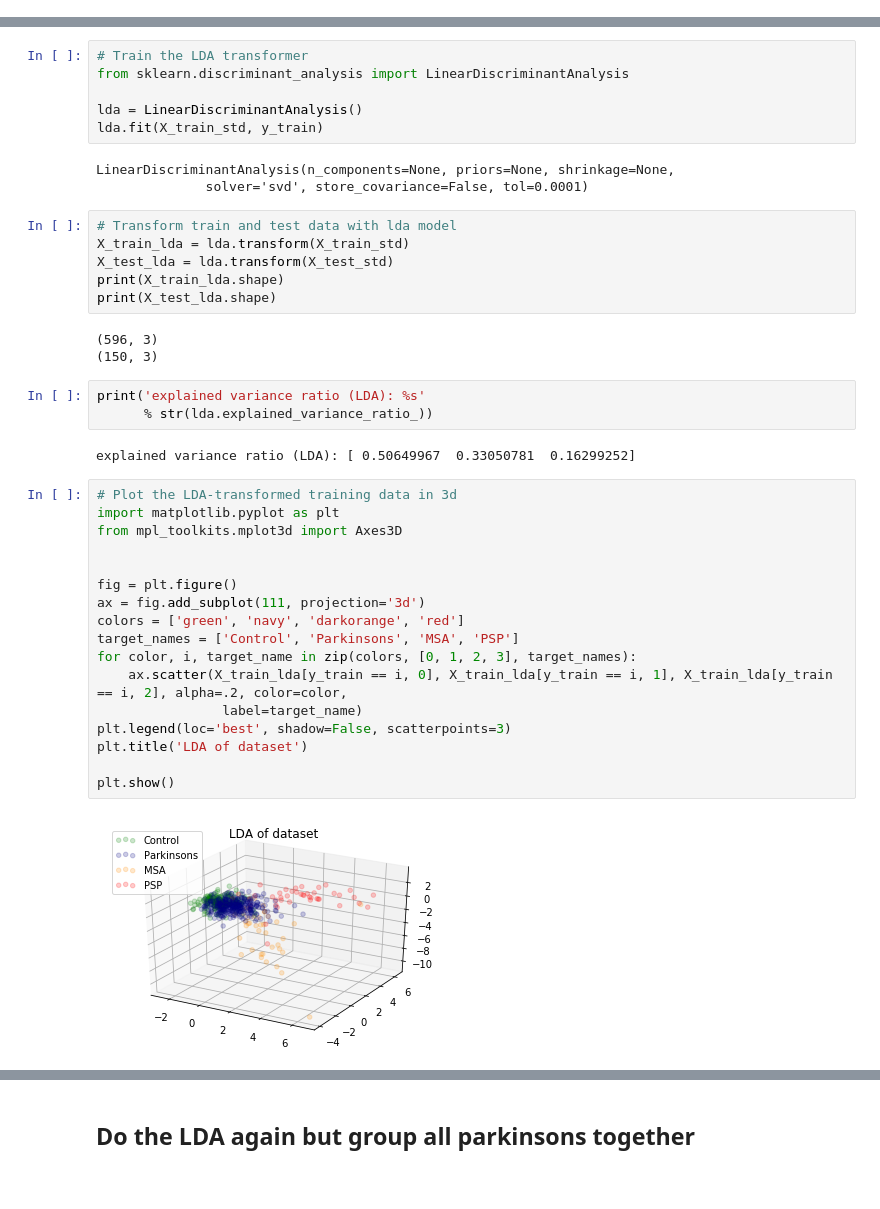
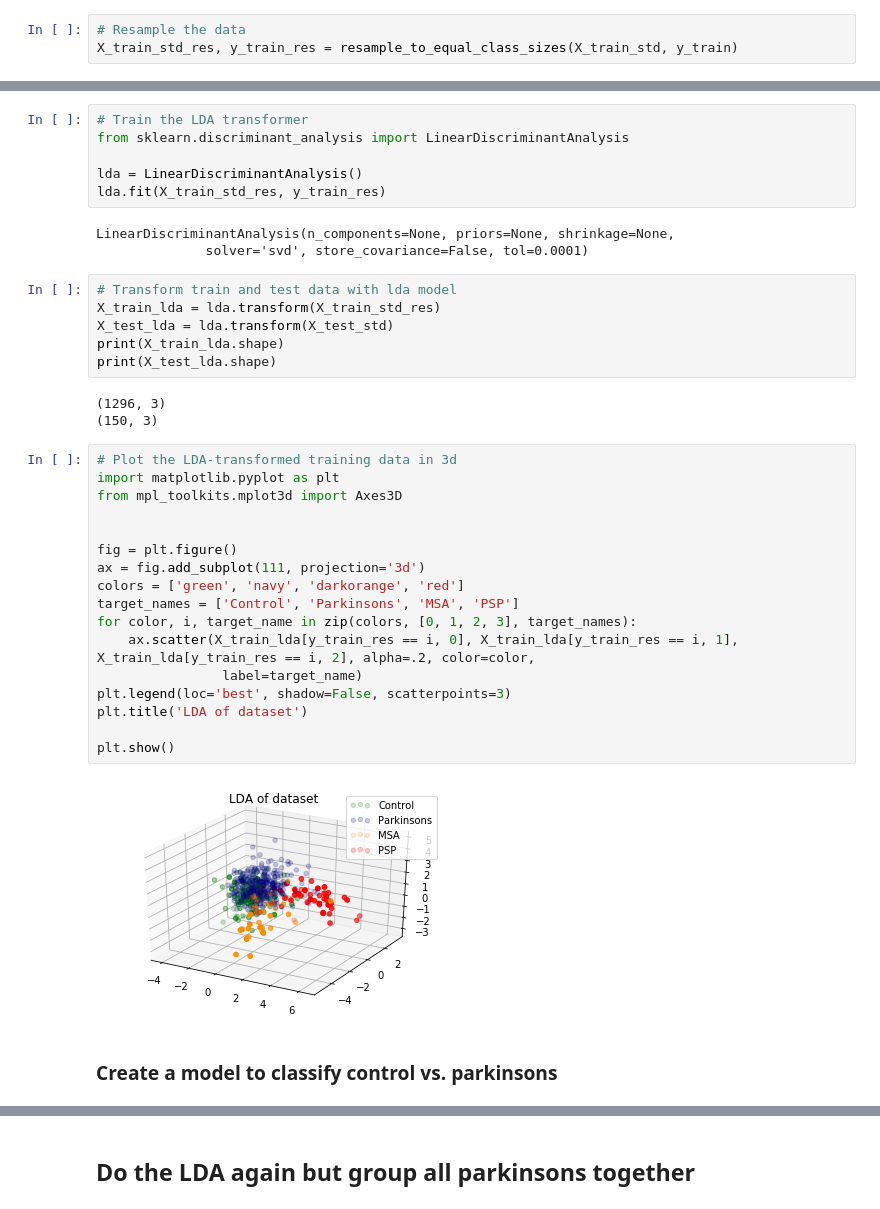
Before and after one commit to jtbricker/parkinsons-ml, a Jupyter notebook: LDA_redo.ipynb, the cells around one changed output, grey strips where cells are left out. Saved outputs shown, nothing was run; the diff lists cells and outputs as text.

```diff
--- a/LDA_redo.ipynb
+++ b/LDA_redo.ipynb
@@ -106,3 +105,6 @@ print(X_test_std.shape)
 # %% [output]
 (596, 37)
 (150, 37)
+# %%
+# Resample the data
+X_train_std_res, y_train_res = resample_to_equal_class_sizes(X_train_std, y_train)
@@ -111,40 +119,37 @@ print(X_test_std.shape)
 from sklearn.discriminant_analysis import LinearDiscriminantAnalysis
 
 lda = LinearDiscriminantAnalysis()
-lda.fit(X_train_std, y_train)
+lda.fit(X_train_std_res, y_train_res)
 # %% [output]
 LinearDiscriminantAnalysis(n_components=None, priors=None, shrinkage=None,
               solver='svd', store_covariance=False, tol=0.0001)
 # %%
 # Transform train and test data with lda model
-X_train_lda = lda.transform(X_train_std)
+X_train_lda = lda.transform(X_train_std_res)
 X_test_lda = lda.transform(X_test_std)
 print(X_train_lda.shape)
 print(X_test_lda.shape)
 # %% [output]
-(596, 3)
+(1296, 3)
 (150, 3)
-# %%
-print('explained variance ratio (LDA): %s'
-      % str(lda.explained_variance_ratio_))
-# %% [output]
-explained variance ratio (LDA): [ 0.50649967  0.33050781  0.16299252]
 # %%
 # Plot the LDA-transformed training data in 3d
 import matplotlib.pyplot as plt
 from mpl_toolkits.mplot3d import Axes3D
 
 
 fig = plt.figure()
 ax = fig.add_subplot(111, projection='3d')
 colors = ['green', 'navy', 'darkorange', 'red']
 target_names = ['Control', 'Parkinsons', 'MSA', 'PSP']
 for color, i, target_name in zip(colors, [0, 1, 2, 3], target_names):
-    ax.scatter(X_train_lda[y_train == i, 0], X_train_lda[y_train == i, 1], X_train_lda[y_train == i, 2], alpha=.2, color=color,
+    ax.scatter(X_train_lda[y_train_res == i, 0], X_train_lda[y_train_res == i, 1], X_train_lda[y_train_res == i, 2], alpha=.2, color=color,
                 label=target_name)
 plt.legend(loc='best', shadow=False, scatterpoints=3)
 plt.title('LDA of dataset')
 
 plt.show()
 # %% [output]
-[figure, old version]
+[figure, new version]
+# %% [markdown]
+### Create a model to classify control vs. parkinsons
```
Also changed, not shown: parts of 12 cells of this notebook, 6 other files.
